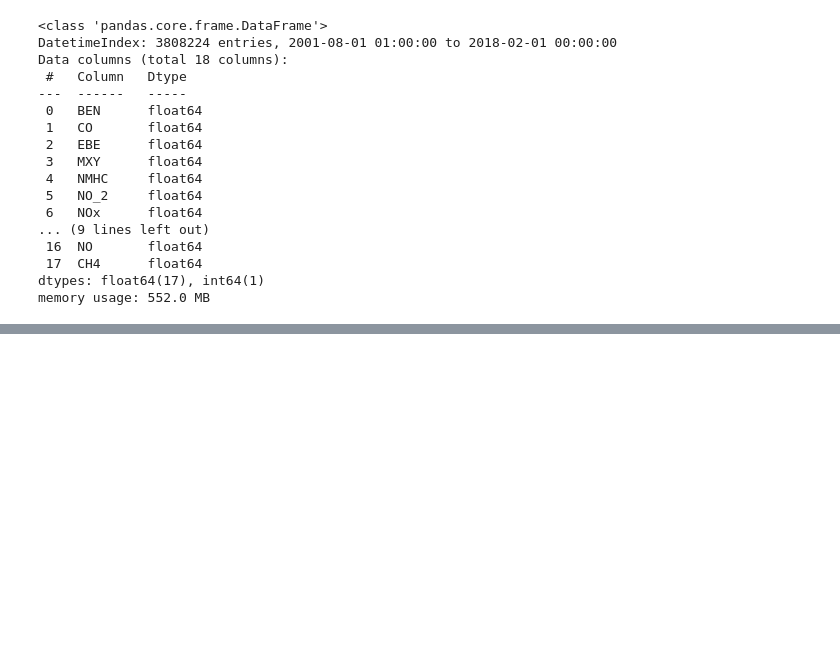
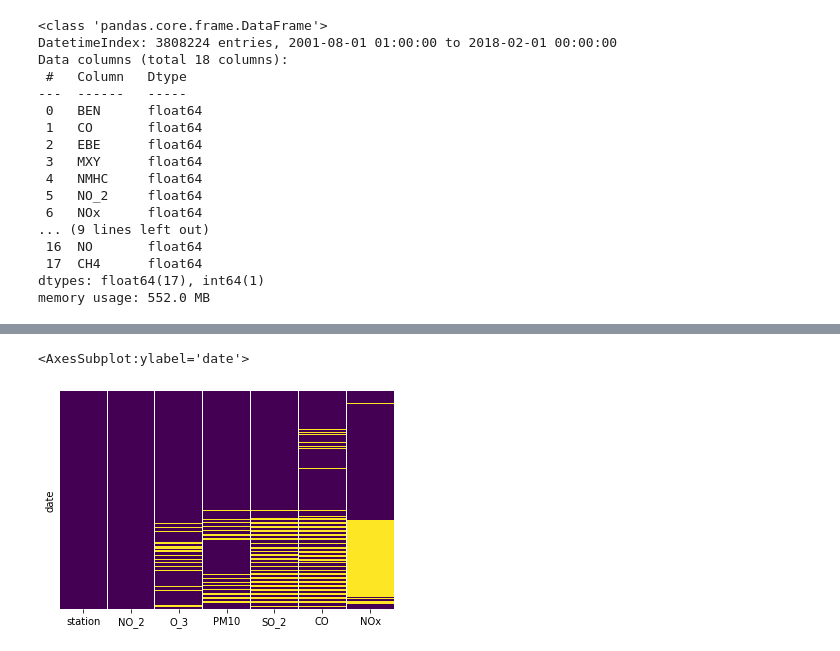
Before and after one commit to lisachukwu/PP22-W607, a Jupyter notebook: W706.ipynb, the cells around one changed output, grey strips where cells are left out. Cells and saved outputs as stored; diff of their text form; code cells hidden in the pictures; blank space fills up the shorter version.

```diff
--- a/W706.ipynb
+++ b/W706.ipynb
@@ -44,0 +128,4 @@ df.head()
+# %%
+#percentage of data is null
+null_precentage = round((df.isnull().sum() * 100) / 3808224 , 2).sort_values()
+null_precentage
@@ -44,0 +165,4 @@ df.head()
+# %%
+#dataset with less then 50% null count
+imp_index = null_precentage[null_precentage < 50].index.to_list()
+df1 = df[imp_index]
@@ -44,0 +181,7 @@ df.head()
+# %%
+# replacing nan values with respect to city
+df1.iloc[:,1:-1] = df1.groupby('station').transform(lambda x:x.fillna(x.mean()))
+sns.heatmap(df1.isnull(),yticklabels=False,cbar=False,cmap='viridis')
+# %% [output]
+<AxesSubplot:ylabel='date'>
+[figure, added]
```
Also changed, not shown: parts of 14 cells of this notebook, 1 other file.
